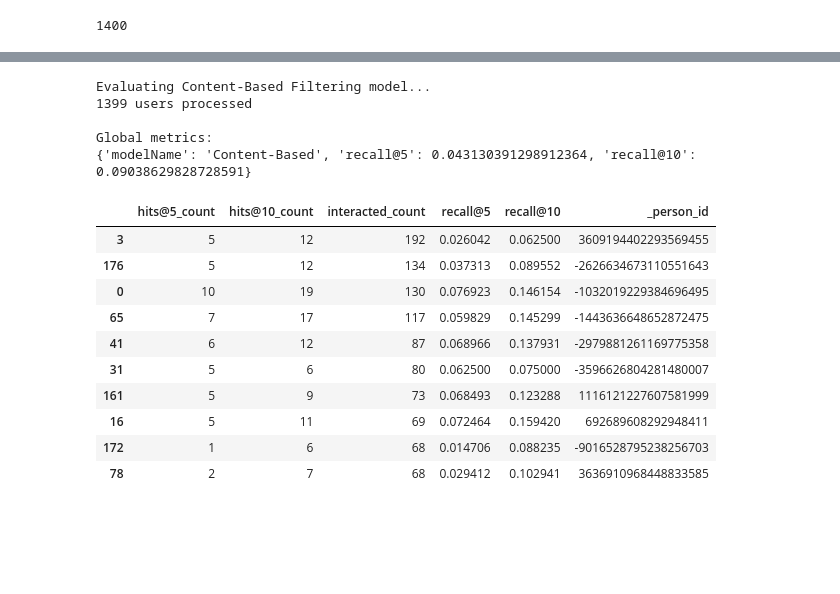
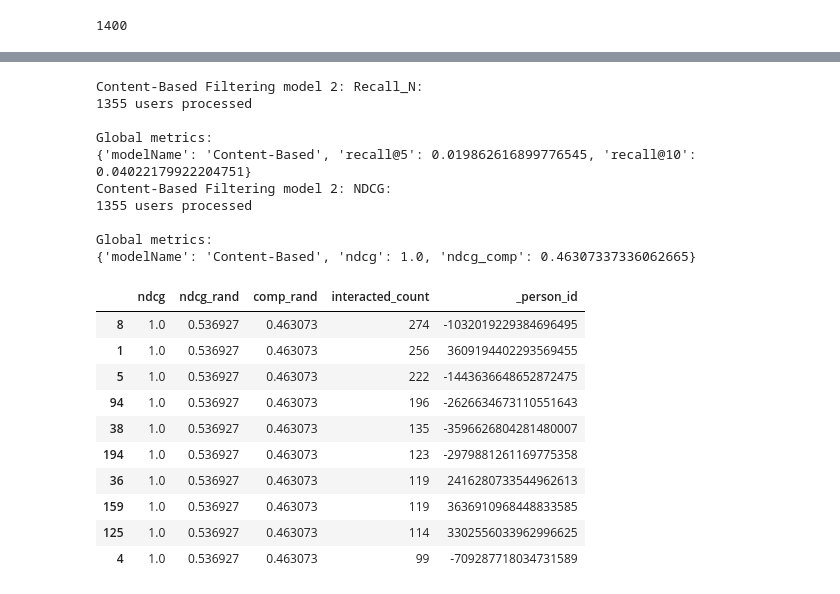
Before and after one commit to MK473203/NLP_project_35, a Jupyter notebook: project.ipynb, the cells around one changed output, grey strips where cells are left out. Cells and saved outputs as stored; diff of their text form; code cells hidden in the pictures; blank space fills up the shorter version.

```diff
--- a/project.ipynb
+++ b/project.ipynb
@@ -209,5 +192,0 @@ popularity_model = PopularityRecommender(item_popularity, articles_full)
-# %%
-def get_items_interacted(person_id, interactions_df):
-    # Get the user's data and merge in the movie information.
-    interacted_items = interactions_df.loc[person_id]['contentId']
-    return set(interacted_items if type(interacted_items) == pd.Series else [interacted_items])
@@ -214,14 +363,14 @@ def get_items_interacted(person_id, interactions_df):
 # %%
-import random
+class Recall_n:
 
-EVAL_RANDOM_SAMPLE_NON_INTERACTED_ITEMS = 100
-
-class ModelEvaluator:
-
+    def get_items_interacted(self, person_id, interactions_dat):
+        # Get the user's data and merge in the movie information.
+        interacted_items = interactions_dat.loc[person_id]['contentId']
+        return set(interacted_items if type(interacted_items) == pd.Series else [interacted_items])
 
     def get_not_interacted_items_sample(self, person_id, sample_size, seed=12):
-        interacted_items = get_items_interacted(person_id, pre_processed_data_index)
-        all_items = set(articles_full['contentId'])
+        interacted_items = self.get_items_interacted(person_id, pre_processed_data_index)
+        all_items = set(articles['contentId'])
         non_interacted_items = all_items - interacted_items
 
         random.seed(seed)
@@ -246,8 +395,9 @@ class ModelEvaluator:
         interacted_items_count_testset = len(person_interacted_items_testset)
 
         #Getting a ranked recommendation list from a model for a given user
+        #print(person_id)
         person_recs_df = model.recommend_items(person_id,
-                                               items_to_ignore=get_items_interacted(person_id, train_set_index), topn=10000000000)
+                                               items_to_ignore=self.get_items_interacted(person_id, train_set_index), topn=1000)
 
         hits_at_5_count = 0
         hits_at_10_count = 0
@@ -256,7 +406,7 @@ class ModelEvaluator:
             #Getting a random sample (100) items the user has not interacted
             #(to represent items that are assumed to be no relevant to the user)
             non_interacted_items_sample = self.get_not_interacted_items_sample(person_id,
-                                                                          sample_size=EVAL_RANDOM_SAMPLE_NON_INTERACTED_ITEMS,
+                                                                          sample_size=101,
                                                                           seed=item_id%(2**32))
 
             #Combining the current interacted item with the 100 random items
@@ -287,6 +437,7 @@ class ModelEvaluator:
         #print('Running evaluation for users')
         people_metrics = []
         for idx, person_id in enumerate(list(test_set_index.index.unique().values)):
+            #print(len(list(test_set_index.index.unique().values)), len(user_ids))
             #if idx % 100 == 0 and idx > 0:
             #    print('%d users processed' % idx)
             person_metrics = self.evaluate_model_for_user(model, person_id)
@@ -304,4 +455,4 @@ class ModelEvaluator:
                           'recall@10': global_recall_at_10}
         return global_metrics, detailed_results_df
 
-model_evaluator = ModelEvaluator()
+recall_n_evaluator = Recall_n()
@@ -507,8 +830,7 @@ class ContentBasedRecommender:
         #Ignores items the user has already interacted
         similar_items_filtered = list(filter(lambda x: x[0] not in items_to_ignore, similar_items))
 
-        recommendations_df = pd.DataFrame(similar_items_filtered, columns=['contentId', 'recStrength']) \
-                                    .head(topn)
+        recommendations_df = pd.DataFrame(similar_items_filtered, columns=['contentId', 'eventRating']).head(topn)
 
         if verbose:
             if self.items_df is None:
@@ -547,44 +879,54 @@ Global metrics:
 # %%
 # 8
 # Content based recommender system where items are represented by the vector:
 # [Positive Sentiment score, Negative Sentiment Score, Length of the message (in tokens), Ratio of stopwords/uncommon characters, Number of Personal Pronouns]
 
 personal_pronouns = ["i", "me", "my", "mine", "you", "your", "yours", "he", "him", "his", "she", "her", "hers", "it", "its", "they", "them", "their", "theirs", "we", "us", "our", "ours"]
 
 item_representation_matrix = []
 
 for index, row in articles.iterrows():
 	full_article = row['title'] + " " + row['text']
 	scores = vader.polarity_scores(full_article)
 	tokens = word_tokenize(full_article)
 	stopwords_and_uncommon_chars = [token for token in tokens if token.lower() in stopwords_list or not token.isalpha()]
 	num_of_personal_pronouns = len([token for token in tokens if token.lower() in personal_pronouns])
 
 	item_representation_matrix += [[scores['pos'], scores['neg'], len(tokens), len(stopwords_and_uncommon_chars) / len(tokens), num_of_personal_pronouns]]
 
 user_profiles = build_users_profiles()
 len(user_profiles)
 
 content_based_recommender_model = ContentBasedRecommender(articles)
 
-print('Evaluating Content-Based Filtering model...')
-cb_global_metrics, cb_detailed_results_df = model_evaluator.evaluate_model(content_based_recommender_model)
-print('\nGlobal metrics:\n%s' % cb_global_metrics)
-cb_detailed_results_df.head(10)
+print('Content-Based Filtering model 2: Recall_N:')
+pop_global_metrics, pop_detailed_results_df = recall_n_evaluator.evaluate_model(content_based_recommender_model)
+print('\nGlobal metrics:\n%s' % pop_global_metrics)
+pop_detailed_results_df.head(10)
+
+print('Content-Based Filtering model 2: NDCG:')
+pop_global_metrics, pop_detailed_results_df = recall_ndcg_evaluator.evaluate_model(content_based_recommender_model, k=5)
+print('\nGlobal metrics:\n%s' % pop_global_metrics)
+pop_detailed_results_df.head(10)
 # %% [output]
-Evaluating Content-Based Filtering model...
-1399 users processed
+Content-Based Filtering model 2: Recall_N:
+1355 users processed
 
 Global metrics:
-{'modelName': 'Content-Based', 'recall@5': 0.043130391298912364, 'recall@10': 0.09038629828728591}
+{'modelName': 'Content-Based', 'recall@5': 0.019862616899776545, 'recall@10': 0.04022179922204751}
+Content-Based Filtering model 2: NDCG:
+1355 users processed
+
+Global metrics:
+{'modelName': 'Content-Based', 'ndcg': 1.0, 'ndcg_comp': 0.46307337336062665}
-|  | hits@5_count | hits@10_count | interacted_count | recall@5 | recall@10 | _person_id |
-| 3 | 5 | 12 | 192 | 0.026042 | 0.062500 | 3609194402293569455 |
-| 176 | 5 | 12 | 134 | 0.037313 | 0.089552 | -2626634673110551643 |
-| 0 | 10 | 19 | 130 | 0.076923 | 0.146154 | -1032019229384696495 |
-| 65 | 7 | 17 | 117 | 0.059829 | 0.145299 | -1443636648652872475 |
-| 41 | 6 | 12 | 87 | 0.068966 | 0.137931 | -2979881261169775358 |
-| 31 | 5 | 6 | 80 | 0.062500 | 0.075000 | -3596626804281480007 |
-| 161 | 5 | 9 | 73 | 0.068493 | 0.123288 | 1116121227607581999 |
-| 16 | 5 | 11 | 69 | 0.072464 | 0.159420 | 692689608292948411 |
-| 172 | 1 | 6 | 68 | 0.014706 | 0.088235 | -9016528795238256703 |
-| 78 | 2 | 7 | 68 | 0.029412 | 0.102941 | 3636910968448833585 |
+|  | ndcg | ndcg_rand | comp_rand | interacted_count | _person_id |
+| 8 | 1.0 | 0.536927 | 0.463073 | 274 | -1032019229384696495 |
+| 1 | 1.0 | 0.536927 | 0.463073 | 256 | 3609194402293569455 |
+| 5 | 1.0 | 0.536927 | 0.463073 | 222 | -1443636648652872475 |
+| 94 | 1.0 | 0.536927 | 0.463073 | 196 | -2626634673110551643 |
+| 38 | 1.0 | 0.536927 | 0.463073 | 135 | -3596626804281480007 |
+| 194 | 1.0 | 0.536927 | 0.463073 | 123 | -2979881261169775358 |
+| 36 | 1.0 | 0.536927 | 0.463073 | 119 | 2416280733544962613 |
+| 159 | 1.0 | 0.536927 | 0.463073 | 119 | 3636910968448833585 |
+| 125 | 1.0 | 0.536927 | 0.463073 | 114 | 3302556033962996625 |
+| 4 | 1.0 | 0.536927 | 0.463073 | 99 | -709287718034731589 |
```
Also changed, not shown: parts of 18 cells of this notebook.
